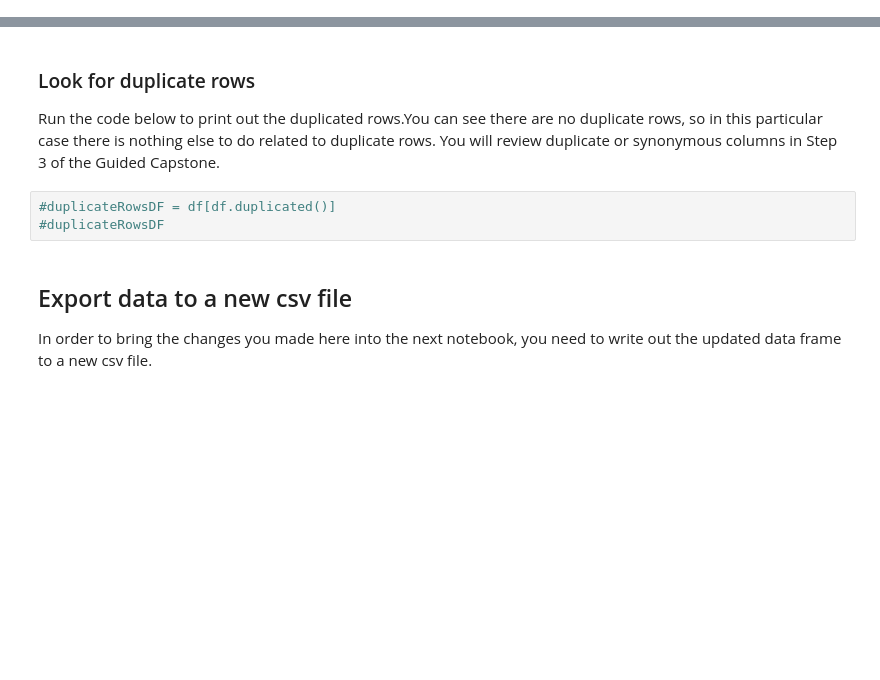
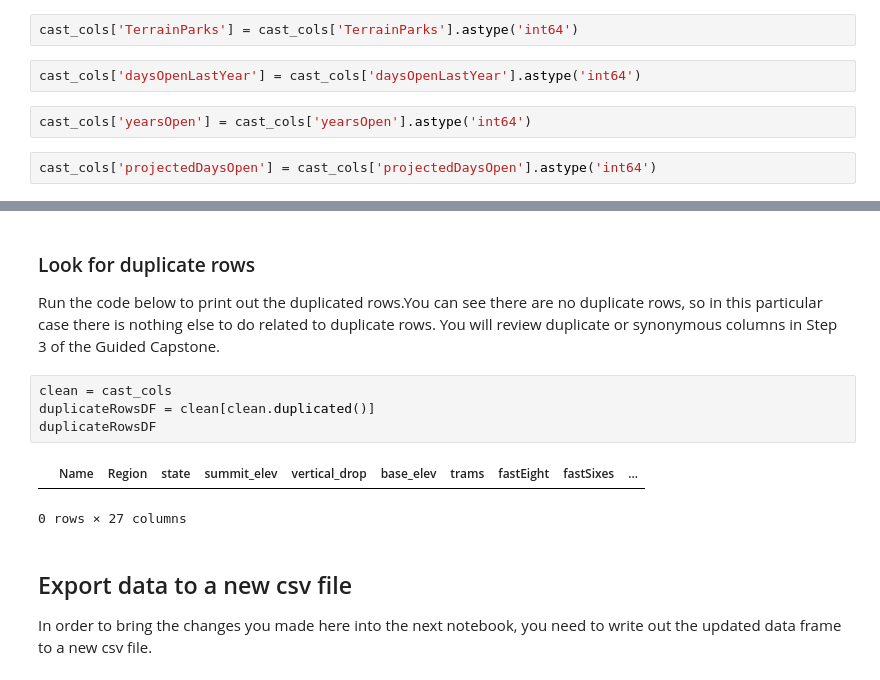
Before and after one commit to jolfr/capstone-01, a Jupyter notebook: notebooks/Notebook_steptwo.ipynb, the cells around one changed output, grey strips where cells are left out. Saved outputs shown, nothing was run; the diff lists cells and outputs as text; blank space fills up the shorter version.

```diff
--- a/notebooks/Notebook_steptwo.ipynb
+++ b/notebooks/Notebook_steptwo.ipynb
@@ -181,0 +502,8 @@ Next, let's consider the ticket price columns 'AdultWeekday' & 'AdultWeekend'. Y
+# %%
+cast_cols['TerrainParks'] = cast_cols['TerrainParks'].astype('int64')
+# %%
+cast_cols['daysOpenLastYear'] = cast_cols['daysOpenLastYear'].astype('int64')
+# %%
+cast_cols['yearsOpen'] = cast_cols['yearsOpen'].astype('int64')
+# %%
+cast_cols['projectedDaysOpen'] = cast_cols['projectedDaysOpen'].astype('int64')
@@ -183,8 +531,12 @@ Next, let's consider the ticket price columns 'AdultWeekday' & 'AdultWeekend'. Y
 ### Look for duplicate rows
 Run the code below to print out the duplicated rows.You can see there are no duplicate rows, so in this particular case there is nothing else to do related to duplicate rows. You will review duplicate or synonymous columns in Step 3 of the Guided Capstone.
 # %%
-#duplicateRowsDF = df[df.duplicated()]
-#duplicateRowsDF
+clean = cast_cols
+duplicateRowsDF = clean[clean.duplicated()]
+duplicateRowsDF
+# %% [output]
+|  | Name | Region | state | summit_elev | vertical_drop | base_elev | trams | fastEight | fastSixes | ... |
+0 rows × 27 columns
 # %% [markdown]
 ## Export data to a new csv file
 In order to bring the changes you made here into the next notebook, you need to write out the updated data frame to a new csv file.
```
Also changed, not shown: parts of 42 cells of this notebook, 2 other files.
